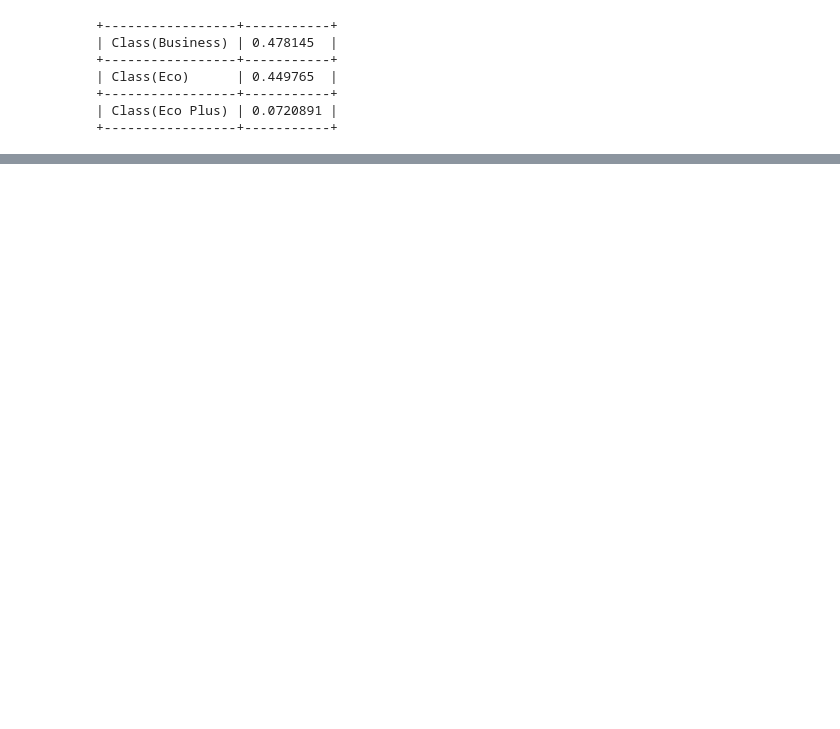
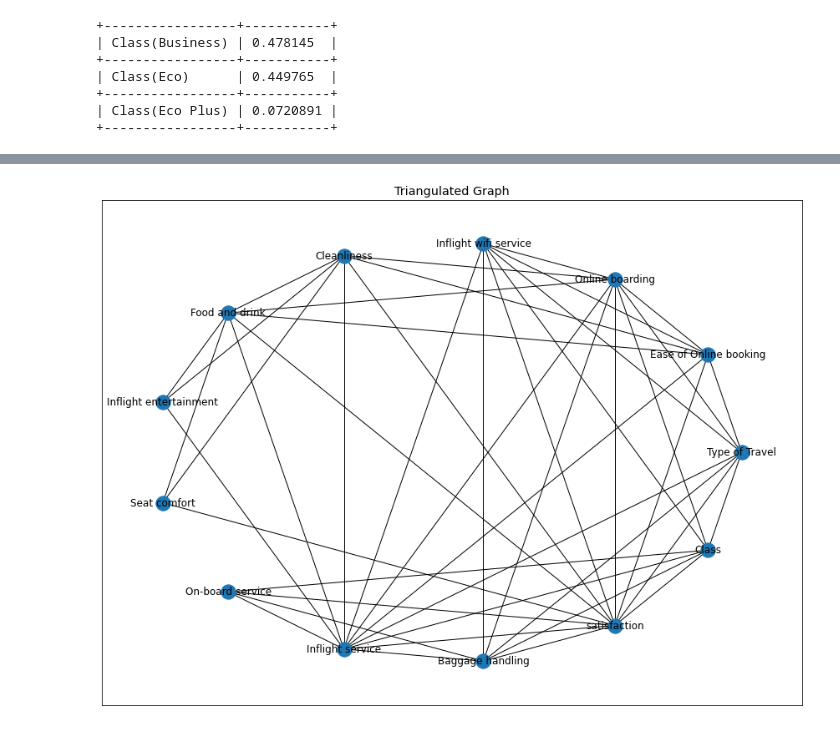
Before and after one commit to ChrisAlex2104/Modeling-and-Inferring-Airline-Passenger-Satisfaction, a Jupyter notebook: Probabilistic models Final Project.ipynb, the cells around one changed output, grey strips where cells are left out. Saved outputs shown, nothing was run; the diff lists cells and outputs as text; code cells hidden in the pictures; blank space fills up the shorter version.

```diff
--- a/Probabilistic models Final Project.ipynb
+++ b/Probabilistic models Final Project.ipynb
@@ -328,0 +320,27 @@ Triangulated Graph:
+# %%
+# Triangulate the graph
+def find_chordal_graph(graph):
+    triangulated_graph = graph.copy()
+#     cliques = nx.chordal_graph_cliques(triangulated_graph)
+    fill_in_edges = nx.complete_to_chordal_graph(triangulated_graph)
+
+    for u, v in fill_in_edges[0].edges():
+        triangulated_graph.add_edge(u, v)
+
+    return triangulated_graph
+
+T_UG = find_chordal_graph(UG)
+# print("\nTriangulated Graph:")
+# print(triangulated_UG.edges)
+# Compute the multipartite_layout using the "layer" node attribute
+# pos = nx.multipartite_layout(G, subset_key="layer")
+pos=nx.circular_layout(T_UG, scale=1, center=None, dim=2)
+# nx.spring_layout(G)#nx.nx_pydot.graphviz_layout(G)
+#
+fig, ax = plt.subplots()
+nx.draw_networkx(T_UG, pos=pos, ax=ax)
+ax.set_title("Triangulated Graph")
+fig.tight_layout()
+plt.show()
+# %% [output]
+[figure, added]
```
Also changed, not shown: parts of 8 cells of this notebook.
